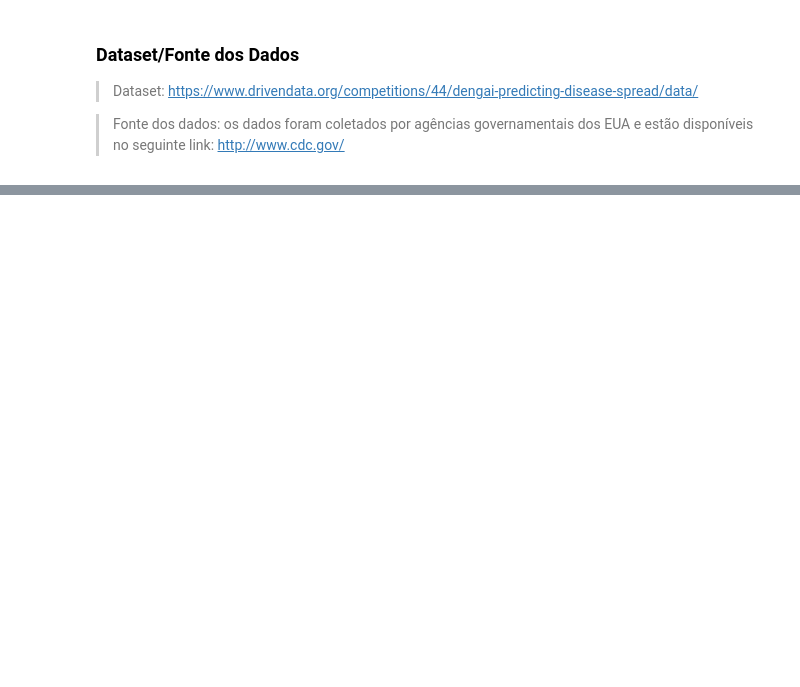
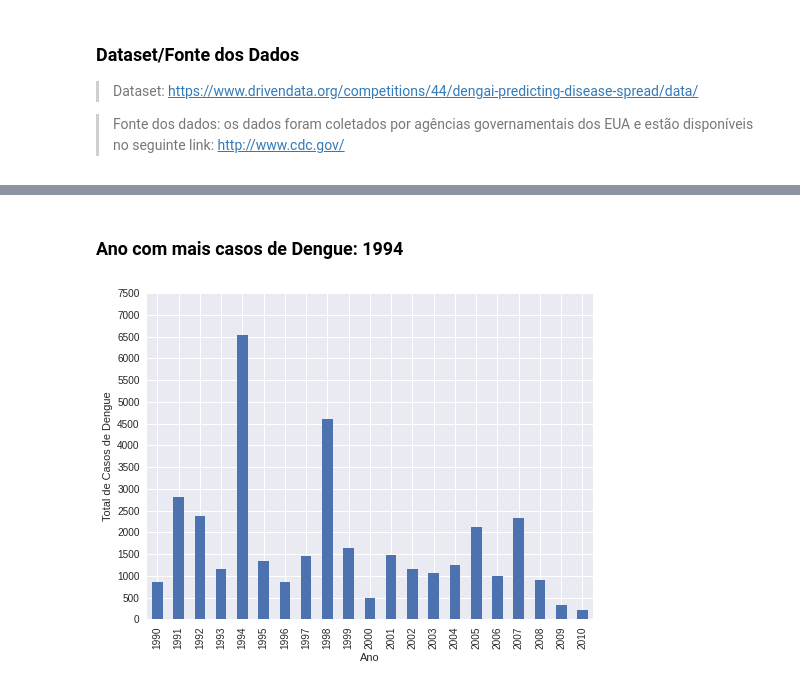
Before and after one commit to pedrohbp00/DengAI, a Jupyter notebook: dengAI.ipynb, the cells around one changed output, grey strips where cells are left out. Drawn from its saved outputs; the diff is of its cells as text; code cells hidden in the pictures; blank space fills up the shorter version.

```diff
--- a/dengAI.ipynb
+++ b/dengAI.ipynb
@@ -22,0 +21,4 @@ import matplotlib.pyplot as plt
+# %%
+## Setando o estilo dos gráficos
+plt.style.use('seaborn')
+plt.rcParams['figure.figsize'] = [8, 6]
@@ -113,0 +58,13 @@ df.isnull()
+# %% [markdown]
+### **Ano com mais casos de Dengue: 1994**
+# %%
+ano_max_casos = df_labels_train.groupby(['year'])['total_cases'].sum()
+
+#Plotagem do gráfico
+ano_max_casos.plot(kind='bar')
+plt.yticks(np.arange(0,8000, step=500))
+plt.ylabel('Total de Casos de Dengue')
+plt.xlabel('Ano')
+plt.show()
+# %% [output]
+[figure, added]
```
Also changed, not shown: parts of 19 cells of this notebook.
